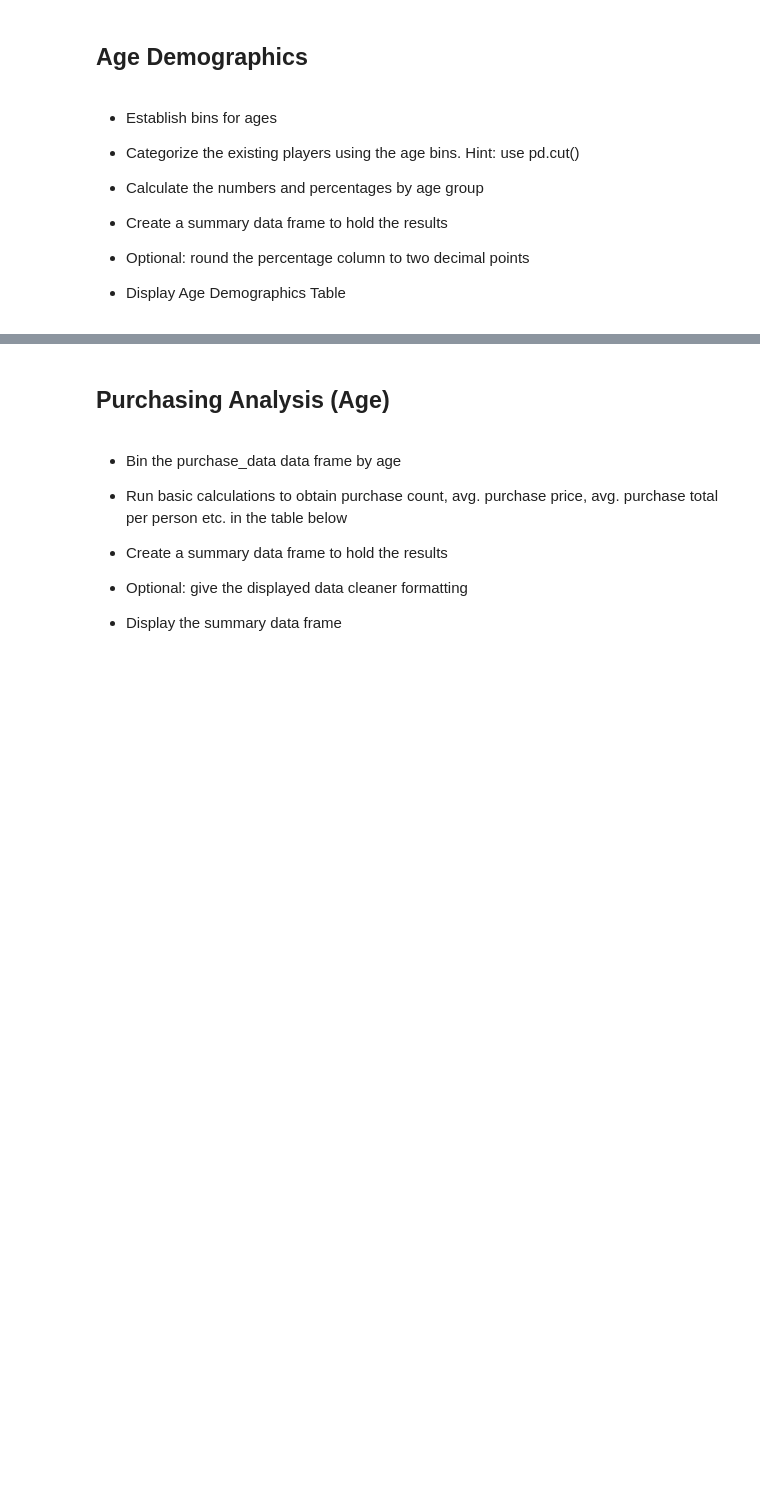
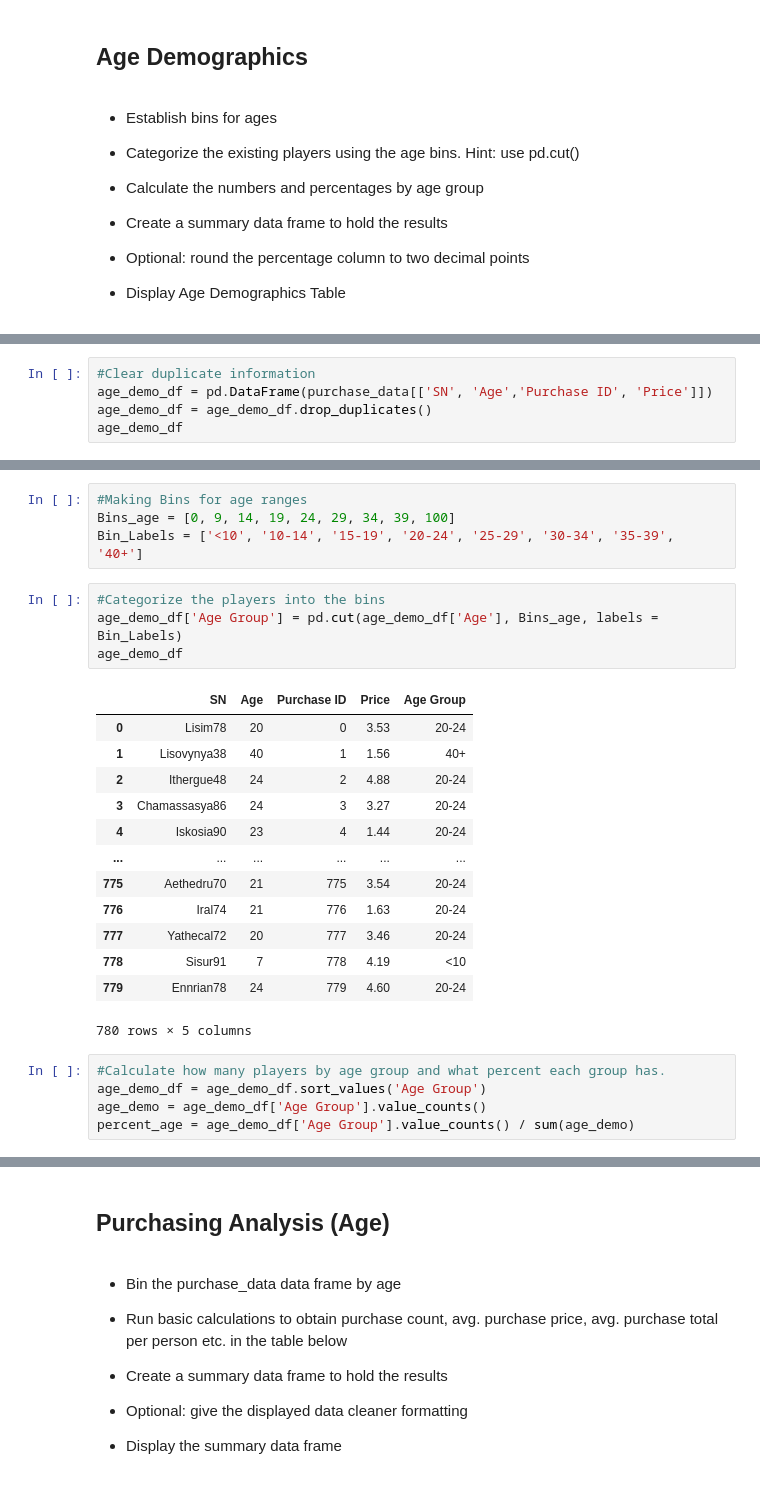
Before and after one commit to agp250/Pandas-Challenge, a Jupyter notebook: HeroesOfPymoli_starter.ipynb, the cells around one changed output, grey strips where cells are left out. Saved outputs shown, nothing was run; the diff lists cells and outputs as text; blank space fills up the shorter version.

```diff
--- a/HeroesOfPymoli_starter.ipynb
+++ b/HeroesOfPymoli_starter.ipynb
@@ -187,0 +177,5 @@ df_avg_purchase_total
+# %%
+#Clear duplicate information
+age_demo_df = pd.DataFrame(purchase_data[['SN', 'Age','Purchase ID', 'Price']])
+age_demo_df = age_demo_df.drop_duplicates()
+age_demo_df
@@ -187,0 +196,27 @@ df_avg_purchase_total
+# %%
+#Making Bins for age ranges
+Bins_age = [0, 9, 14, 19, 24, 29, 34, 39, 100]
+Bin_Labels = ['<10', '10-14', '15-19', '20-24', '25-29', '30-34', '35-39', '40+']
+# %%
+#Categorize the players into the bins
+age_demo_df['Age Group'] = pd.cut(age_demo_df['Age'], Bins_age, labels = Bin_Labels)
+age_demo_df
+# %% [output]
+|  | SN | Age | Purchase ID | Price | Age Group |
+| 0 | Lisim78 | 20 | 0 | 3.53 | 20-24 |
+| 1 | Lisovynya38 | 40 | 1 | 1.56 | 40+ |
+| 2 | Ithergue48 | 24 | 2 | 4.88 | 20-24 |
+| 3 | Chamassasya86 | 24 | 3 | 3.27 | 20-24 |
+| 4 | Iskosia90 | 23 | 4 | 1.44 | 20-24 |
+| ... | ... | ... | ... | ... | ... |
+| 775 | Aethedru70 | 21 | 775 | 3.54 | 20-24 |
+| 776 | Iral74 | 21 | 776 | 1.63 | 20-24 |
+| 777 | Yathecal72 | 20 | 777 | 3.46 | 20-24 |
+| 778 | Sisur91 | 7 | 778 | 4.19 | <10 |
+| 779 | Ennrian78 | 24 | 779 | 4.60 | 20-24 |
+780 rows × 5 columns
+# %%
+#Calculate how many players by age group and what percent each group has.
+age_demo_df = age_demo_df.sort_values('Age Group')
+age_demo = age_demo_df['Age Group'].value_counts()
+percent_age = age_demo_df['Age Group'].value_counts() / sum(age_demo)
```
Also changed, not shown: parts of 7 cells of this notebook.
